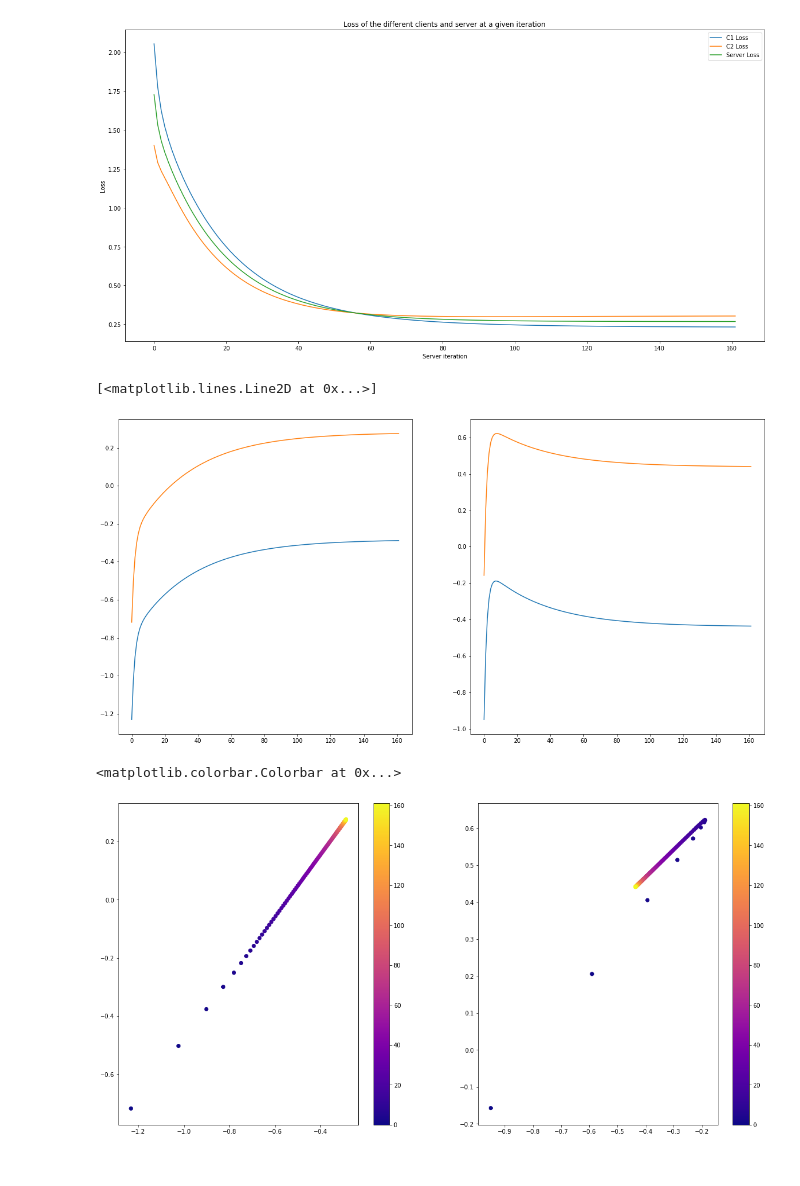
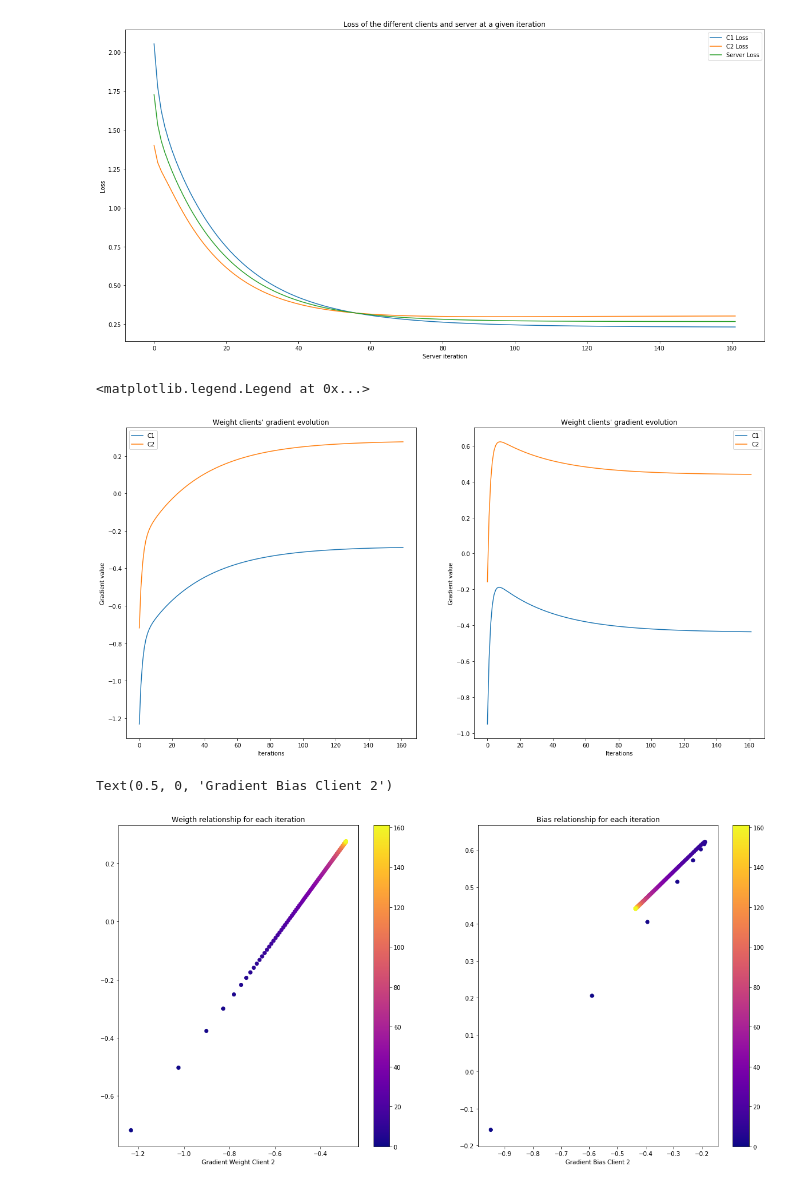
Before and after one commit to YannFra/FederatedAveraging, a Jupyter notebook: FedAvg-2clients.ipynb, the cells around one changed output. Saved outputs shown, nothing was run; the diff lists cells and outputs as text; code cells hidden in the pictures.

Commit message:
adding plot info

```diff
--- a/FedAvg-2clients.ipynb
+++ b/FedAvg-2clients.ipynb
@@ -162,29 +162,39 @@ plt.legend()
 plt.figure(figsize=(20,10))
 
 plt.subplot(1,2,1)
-plt.plot(C1_a_grad)
-plt.plot(C2_a_grad)
+plt.plot(C1_a_grad,label="C1")
+plt.plot(C2_a_grad,label="C2")
+plt.title("Weight clients' gradient evolution")
+plt.xlabel("Iterations")
+plt.ylabel("Gradient value")
+plt.legend()
 
 plt.subplot(1,2,2)
-plt.plot(C1_b_grad)
-plt.plot(C2_b_grad)
-
-
-#plt.legend()
+plt.plot(C1_b_grad,label="C1")
+plt.plot(C2_b_grad,label="C2")
+plt.title("Weight clients' gradient evolution")
+plt.xlabel("Iterations")
+plt.ylabel("Gradient value")
+plt.legend()
 # %% [output]
-[<matplotlib.lines.Line2D at 0x...>]
+<matplotlib.legend.Legend at 0x...>
-[figure, old version]
+[figure, new version]
 # %%
 plt.figure(figsize=(20,10))
 
 plt.subplot(1,2,1)
-
+plt.title("Weigth relationship for each iteration")
 plt.scatter(C1_a_grad,C2_a_grad,c=[[i] for i in range(len(C1_a_grad))],cmap='plasma')
 plt.colorbar()
+plt.xlabel("Gradient Weight Client 1")
+plt.xlabel("Gradient Weight Client 2")
 
 plt.subplot(1,2,2)
+plt.title("Bias relationship for each iteration")
 plt.scatter(C1_b_grad,C2_b_grad,c=[[i] for i in range(len(C1_a_grad))],cmap='plasma')
 plt.colorbar()
+plt.xlabel("Gradient Bias Client 1")
+plt.xlabel("Gradient Bias Client 2")
 # %% [output]
-<matplotlib.colorbar.Colorbar at 0x...>
+Text(0.5, 0, 'Gradient Bias Client 2')
-[figure, old version]
+[figure, new version]
```
